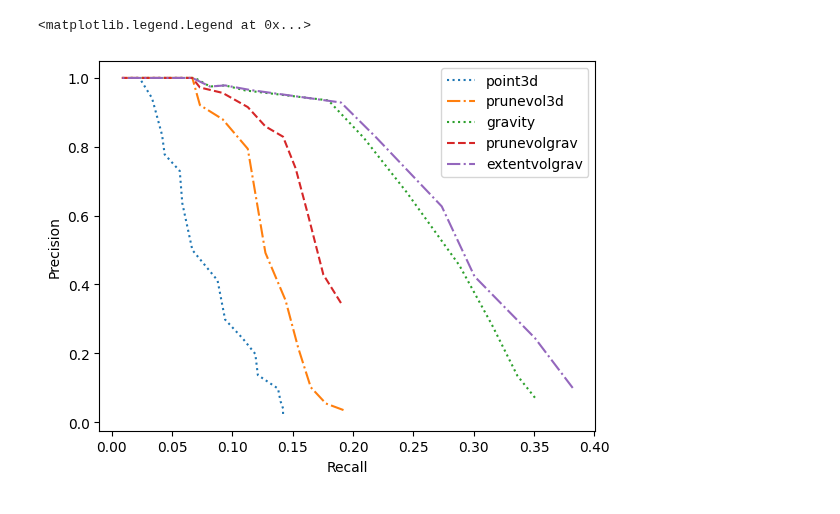
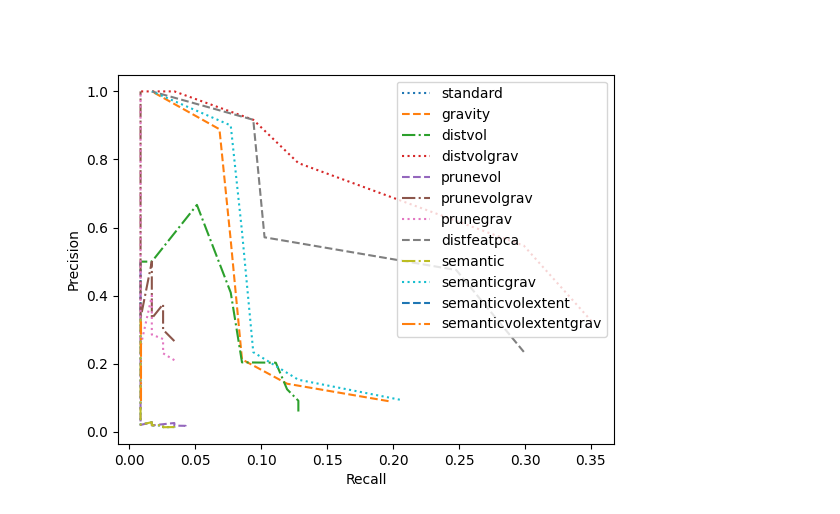
Before and after one commit to mit-acl/roman, a Jupyter notebook: notebooks/submap_align/pr_compare.ipynb, the cells around one changed output. Drawn from its saved outputs; the diff is of its cells as text; code cells hidden in the pictures.

```diff
--- a/notebooks/submap_align/pr_compare.ipynb
+++ b/notebooks/submap_align/pr_compare.ipynb
@@ -59,25 +27,28 @@ line_styles = [':', '--', '-.']
 # %%
+plt.close()
 fig, ax = plt.subplots()
 # methods = ["distfeatpca", "volgrav", "gravity", "prunevol3d", "prunegrav", "point3d", "distfeatpca2"]
 # methods = ["point3d", "prunegrav", "prunevol3d", "gravity",  "volgrav", "oriented_bbox_grav", "pcavolgrav_1"]
 # methods = ["point3d", "prunegrav", "prunevol3d", "gravity", "pcavolgrav_1", "prunevolgrav", "extentvolgrav_0", "extentvolgrav_1"]
-methods = ["point3d", "prunegrav", "prunevol3d", "gravity", "prunevolgrav","extentvolgrav"]
+methods = ["standard", "gravity", "distvol", "distvolgrav",
+           "prunevol","prunevolgrav", "prunegrav", "distfeatpca",
+           "semantic", "semanticgrav", "semanticvolextent", "semanticvolextentgrav"]
 # methods = ["point3d", "prunegrav", "prunevol3d", "gravity",  "pcavolgrav_2"]
 
-req_err_ang = 3
-req_err_dist = 1.5
-
+req_err_ang = 5
+req_err_dist = 2.5
+req_overlap = 0.5
 for i, method in enumerate(methods):
     try:
-        precisions, recalls, f1s, assoc_reqs = prf1_sweep([f"{results_dir}/{sub_dir}/{method}.pkl" for sub_dir in sub_dirs], req_overlap=req_overlap, req_err_ang=req_err_ang, req_err_dist=req_err_dist)
+        precisions, recalls, f1s, assoc_reqs = prf1_sweep([f"{results_dir}/{method}_mat"], req_overlap=req_overlap, req_err_ang=req_err_ang, req_err_dist=req_err_dist)
     except OSError as e:
         continue
     ax.plot(recalls, precisions, label=method, linestyle=line_styles[i % len(line_styles)])
 ax.set_xlabel('Recall')
 ax.set_ylabel('Precision')
 ax.legend()
 # plt.show()
 # plt.savefig("/home/masonbp/figs/outdoor_global_loc_rss24/kmd_pr.pdf")
+plt.show()
 # %% [output]
-<matplotlib.legend.Legend at 0x...>
-[figure, old version]
+[figure, new version]
```
Also changed, not shown: parts of 5 cells of this notebook, 5 other files.
